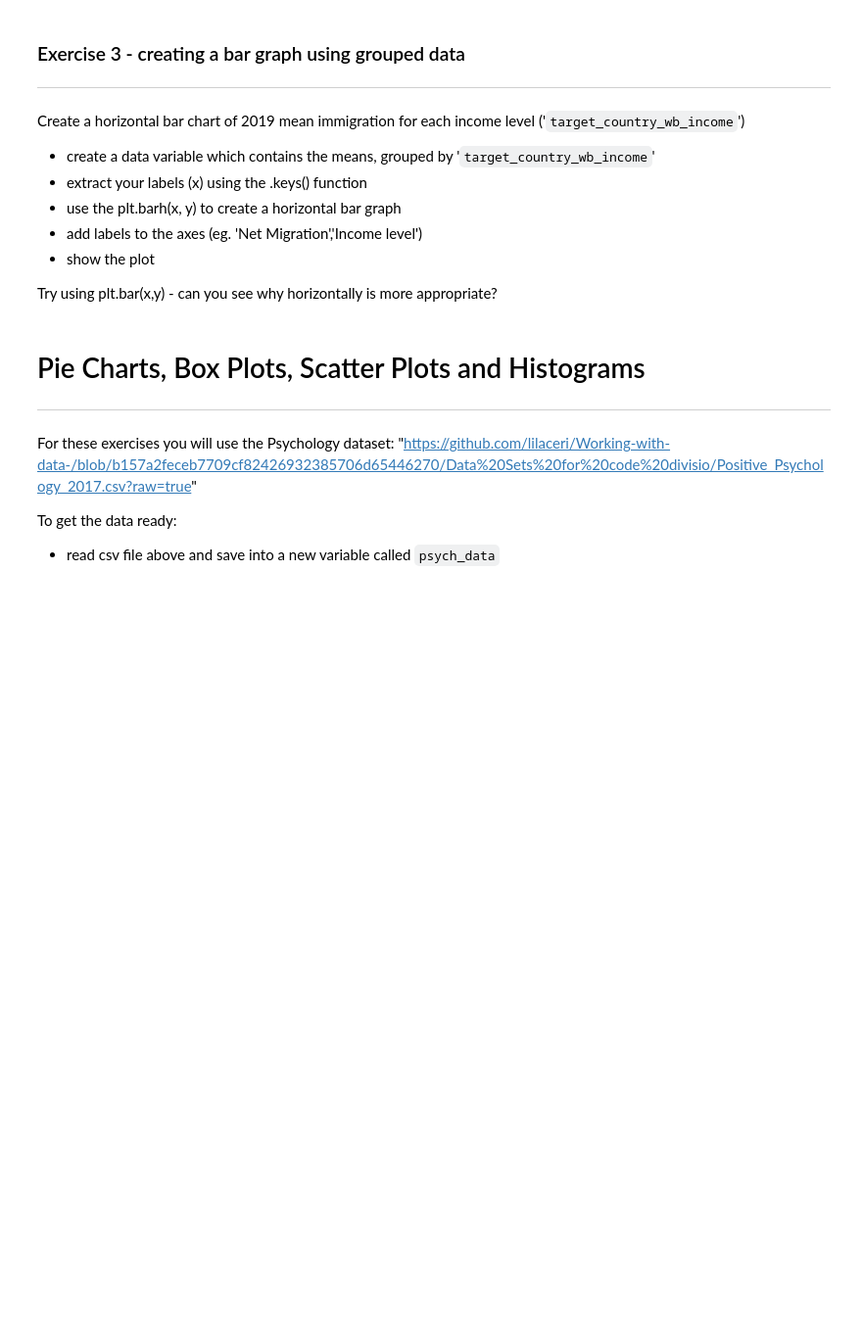
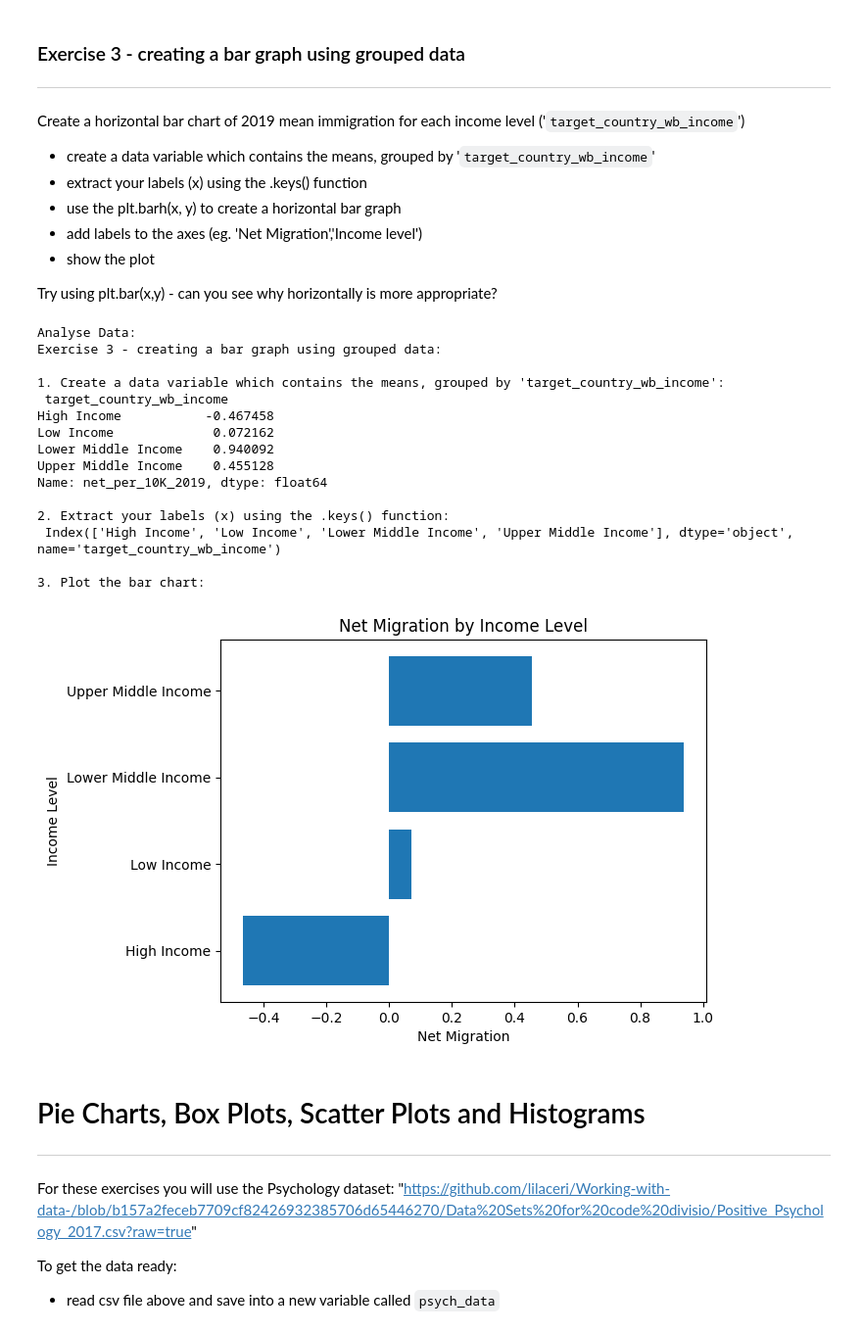
Before and after one commit to TsamayaDesigns/codeDivision-data-with-python, a Jupyter notebook: 7_1_Visualisation_with_matplotlib.ipynb, the cells around one changed output. Shown at 98% size. Cells and saved outputs as stored; diff of their text form; code cells hidden in the pictures; blank space fills up the shorter version.

```diff
--- a/7_1_Visualisation_with_matplotlib.ipynb
+++ b/7_1_Visualisation_with_matplotlib.ipynb
@@ -218,6 +218,44 @@ Create a horizontal bar chart of 2019 mean immigration for each income level ('`
 * show the plot
 
 Try using plt.bar(x,y) - can you see why horizontally is more appropriate?
+# %%
+print("\nAnalyse Data: \nExercise 3 - creating a bar graph using grouped data: ")
+# Analyse Data
+def analyse_data():
+  # 1. Create a data variable which contains the means, grouped by 'target_country_wb_income'
+  means = data.groupby("target_country_wb_income")["net_per_10K_2019"].mean()
+  print("\n1. Create a data variable which contains the means, grouped by 'target_country_wb_income': \n", means)
+
+  # 2. Extract your labels (x) using the .keys() function
+  labels = means.keys()
+  print("\n2. Extract your labels (x) using the .keys() function: \n", labels)
+
+  # 3. Plot the bar chart
+  print("\n3. Plot the bar chart: \n")
+  plt.barh(labels, means.values)
+  plt.xlabel("Net Migration")
+  plt.ylabel("Income Level")
+  plt.title("Net Migration by Income Level")
+  plt.show()
+
+analyse_data()
+# %% [output]
+Analyse Data:
+Exercise 3 - creating a bar graph using grouped data:
+
+1. Create a data variable which contains the means, grouped by 'target_country_wb_income':
+ target_country_wb_income
+High Income           -0.467458
+Low Income             0.072162
+Lower Middle Income    0.940092
+Upper Middle Income    0.455128
+Name: net_per_10K_2019, dtype: float64
+
+2. Extract your labels (x) using the .keys() function:
+ Index(['High Income', 'Low Income', 'Lower Middle Income', 'Upper Middle Income'], dtype='object', name='target_country_wb_income')
+
+3. Plot the bar chart:
+[figure, added]
 # %% [markdown]
 # Pie Charts, Box Plots, Scatter Plots and Histograms
 ---
```
